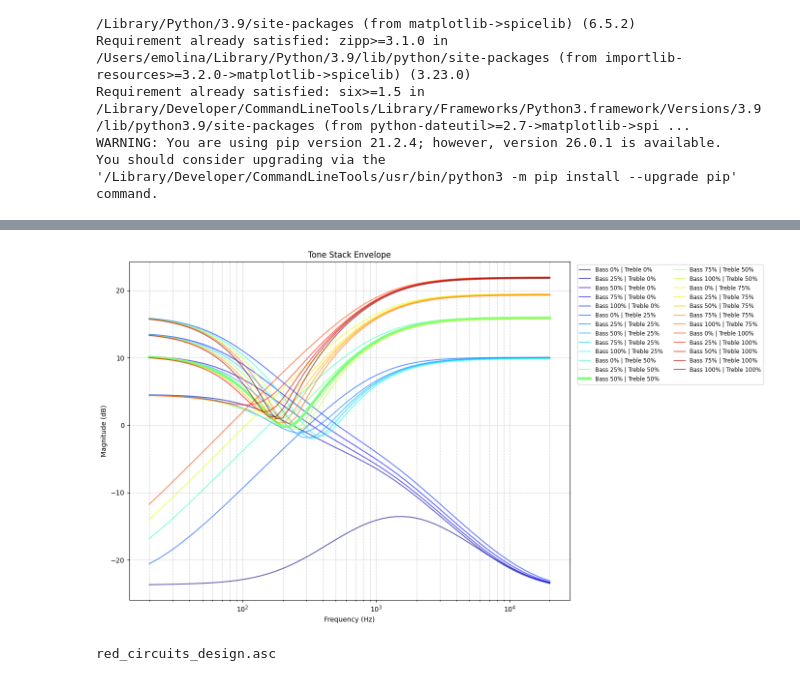
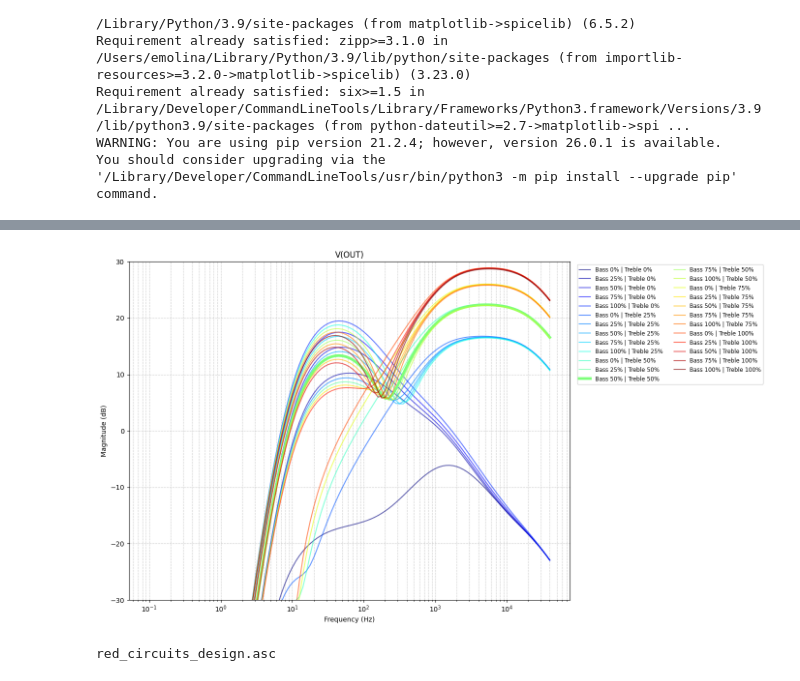
Before and after one commit to electrucio/electrucio_updates, a Jupyter notebook: guitar_preamplifier/scripts/spicelib_experiments.ipynb, the cells around one changed output, grey strips where cells are left out. Cells and saved outputs as stored; diff of their text form; code cells hidden in the pictures.

Commit message:
Update redesign_15v.asc and add noise analysis

```diff
--- a/guitar_preamplifier/scripts/spicelib_experiments.ipynb
+++ b/guitar_preamplifier/scripts/spicelib_experiments.ipynb
@@ -38,7 +38,8 @@ os.makedirs(results_dir)       # La vuelve a crear vacía y limpia
 class MacLTspice(LTspice):
     spice_exe = ['/Applications/LTspice.app/Contents/MacOS/LTspice']
 
-netlist = SpiceEditor("../schematics/redcircuits_design/red_circuits_design.net")
+#netlist = SpiceEditor("../schematics/redcircuits_design/red_circuits_design.net")
+netlist = SpiceEditor("../schematics/iteration1/redesign_15v.net")
 netlist.remove_component('V1')
 
 # spicelib seems to be buggy! empty lines are problematic
@@ -46,7 +47,7 @@ netlist.netlist = [x for x in netlist.netlist if x.strip()]
 
 
 netlist.add_instruction("V_AC IN 0 AC 1")
-netlist.add_instruction(".ac dec 20 20 20k")
+netlist.add_instruction(".ac dec 20 0.1 40k")
 
 # I need to add this from time to time
 netlist.netlist = [x for x in netlist.netlist if x.strip()]
@@ -128,10 +129,11 @@ for raw_path, log_path in runner:
                  color=colores[i], linewidth=grosor, alpha=alpha_val)
 
     # Configuración visual del gráfico principal
-    plt.title("Tone Stack Envelope")
+    plt.title("V(OUT)")
     plt.xlabel("Frequency (Hz)")
     plt.ylabel("Magnitude (dB)")
     plt.xscale('log')
+    plt.ylim([-30, 30])
     plt.grid(True, which='both', linestyle='--', alpha=0.6)
 
     # Leyenda fuera del área de ploteo
@@ -154,7 +156,7 @@ Simulating...
 ----------------------------------
 
 📊 Extrayendo datos y generando gráfico...
-[figure, old version]
+[figure, new version]
 # %%
 !ls ../schematics/redcircuits_design/
 # %% [output]
```
Also changed, not shown: parts of 2 cells of this notebook, 1 other file.
